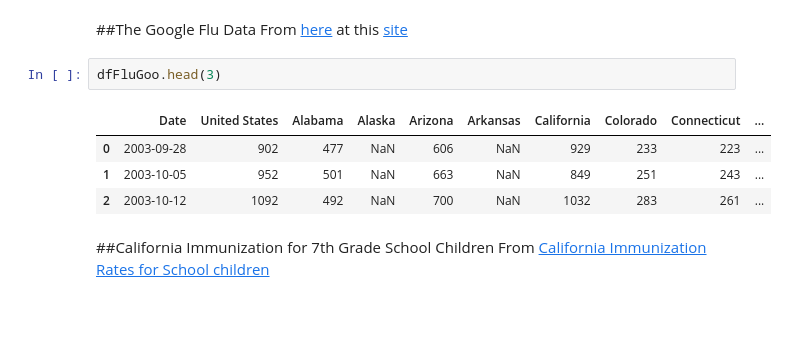
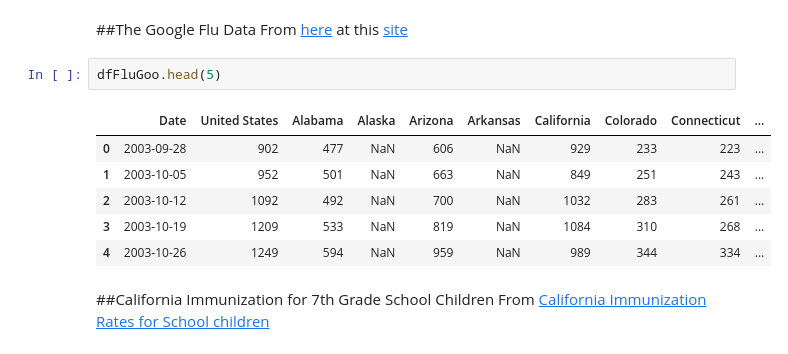
Before and after one commit to stat4701-edav-d3/d3-presentation, a Jupyter notebook: 01-read-in-source-data-for-all-sources.ipynb, the cells around one changed output. Drawn from its saved outputs; the diff is of its cells as text; blank space fills up the shorter version.

```diff
--- a/01-read-in-source-data-for-all-sources.ipynb
+++ b/01-read-in-source-data-for-all-sources.ipynb
@@ -32,12 +34,14 @@ dfFluCDC.head(3)
 ##The Google Flu Data
 From [here](https://www.google.org/flutrends/us/data.txt) at this [site](https://www.google.org/flutrends/us/#US)
 # %%
-dfFluGoo.head(3)
+dfFluGoo.head(5)
 # %% [output]
 |  | Date | United States | Alabama | Alaska | Arizona | Arkansas | California | Colorado | Connecticut | ... |
 | 0 | 2003-09-28 | 902 | 477 | NaN | 606 | NaN | 929 | 233 | 223 | ... |
 | 1 | 2003-10-05 | 952 | 501 | NaN | 663 | NaN | 849 | 251 | 243 | ... |
 | 2 | 2003-10-12 | 1092 | 492 | NaN | 700 | NaN | 1032 | 283 | 261 | ... |
+| 3 | 2003-10-19 | 1209 | 533 | NaN | 819 | NaN | 1084 | 310 | 268 | ... |
+| 4 | 2003-10-26 | 1249 | 594 | NaN | 959 | NaN | 989 | 344 | 334 | ... |
 # %% [markdown]
 ##California Immunization for 7th Grade School Children
 From [California Immunization Rates for School children](http://www.cdph.ca.gov/programs/immunize/pages/immunizationlevels.aspx)
```
Also changed, not shown: parts of 2 cells of this notebook, 1 other file.
